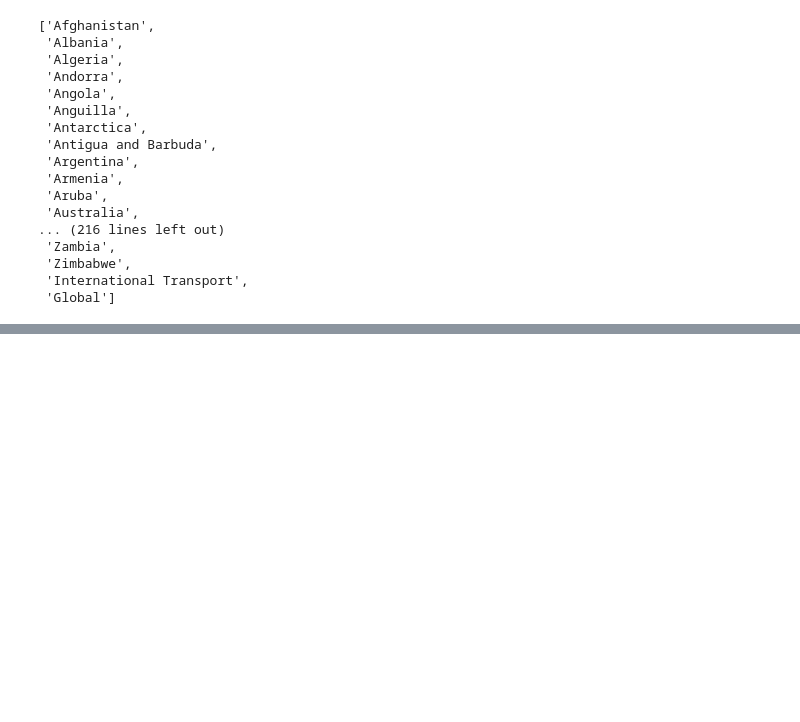
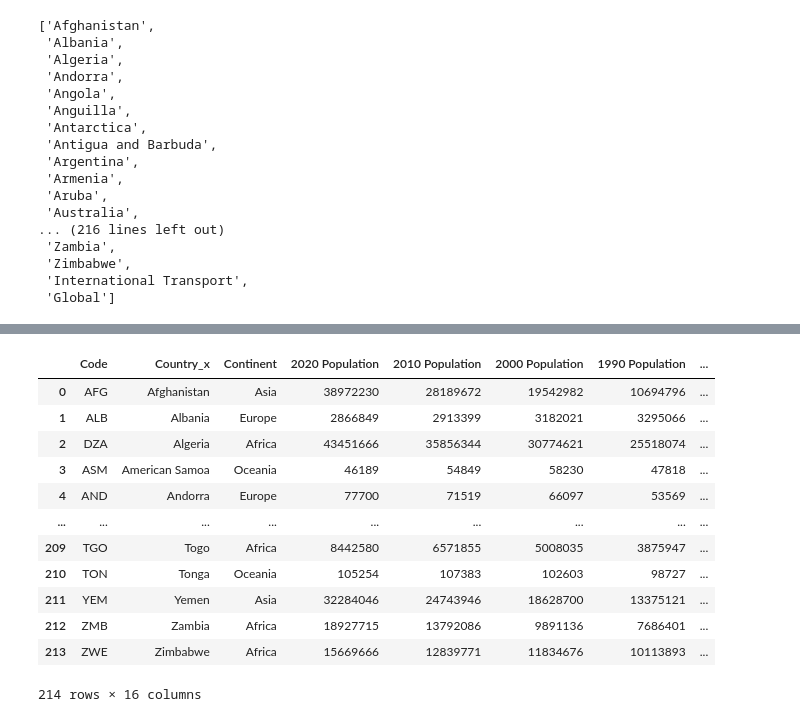
Before and after one commit to ddaniel2024/Project-3, a Jupyter notebook: notebook.ipynb, the cells around one changed output, grey strips where cells are left out. Drawn from its saved outputs; the diff is of its cells as text; code cells hidden in the pictures; blank space fills up the shorter version.

```diff
--- a/notebook.ipynb
+++ b/notebook.ipynb
@@ -97,0 +147,4 @@ countries
+# %%
+gdp_df = gdp_df.rename(columns= {"Country Name" : "Country"})
+
+gdp_df.head()
@@ -97,0 +179,6 @@ countries
+# %%
+population_query = {}
+population_fields = {"Country/Territory", "CCA3", "Continent", "1970 Population", "1980 Population", "1990 Population", "2000 Population", "2010 Population", "2020 Population"}
+# %%
+population_df = pd.DataFrame(population.find(population_query, population_fields))
+population_df.head()
@@ -97,0 +203,6 @@ countries
+# %%
+population_df = population_df.rename(columns= {"CCA3" : "Code",
+                                               "Country/Territory" : "Country",
+                                               })
+
+population_df.head()
@@ -97,0 +216,17 @@ countries
+# %%
+merged_df = pd.merge(population_df, gdp_df, on="Code", how="inner")
+merged_df
+# %% [output]
+|  | Code | Country_x | Continent | 2020 Population | 2010 Population | 2000 Population | 1990 Population | ... |
+| 0 | AFG | Afghanistan | Asia | 38972230 | 28189672 | 19542982 | 10694796 | ... |
+| 1 | ALB | Albania | Europe | 2866849 | 2913399 | 3182021 | 3295066 | ... |
+| 2 | DZA | Algeria | Africa | 43451666 | 35856344 | 30774621 | 25518074 | ... |
+| 3 | ASM | American Samoa | Oceania | 46189 | 54849 | 58230 | 47818 | ... |
+| 4 | AND | Andorra | Europe | 77700 | 71519 | 66097 | 53569 | ... |
+| ... | ... | ... | ... | ... | ... | ... | ... | ... |
+| 209 | TGO | Togo | Africa | 8442580 | 6571855 | 5008035 | 3875947 | ... |
+| 210 | TON | Tonga | Oceania | 105254 | 107383 | 102603 | 98727 | ... |
+| 211 | YEM | Yemen | Asia | 32284046 | 24743946 | 18628700 | 13375121 | ... |
+| 212 | ZMB | Zambia | Africa | 18927715 | 13792086 | 9891136 | 7686401 | ... |
+| 213 | ZWE | Zimbabwe | Africa | 15669666 | 12839771 | 11834676 | 10113893 | ... |
+214 rows × 16 columns
```
Also changed, not shown: parts of 22 cells of this notebook.
